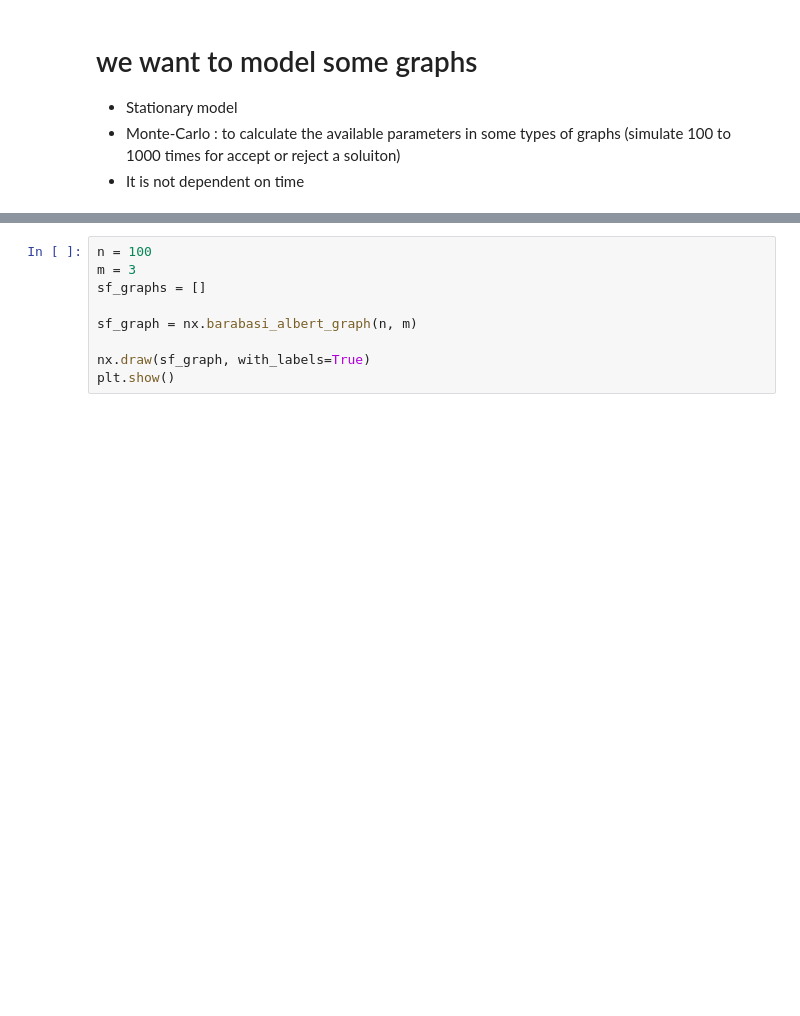
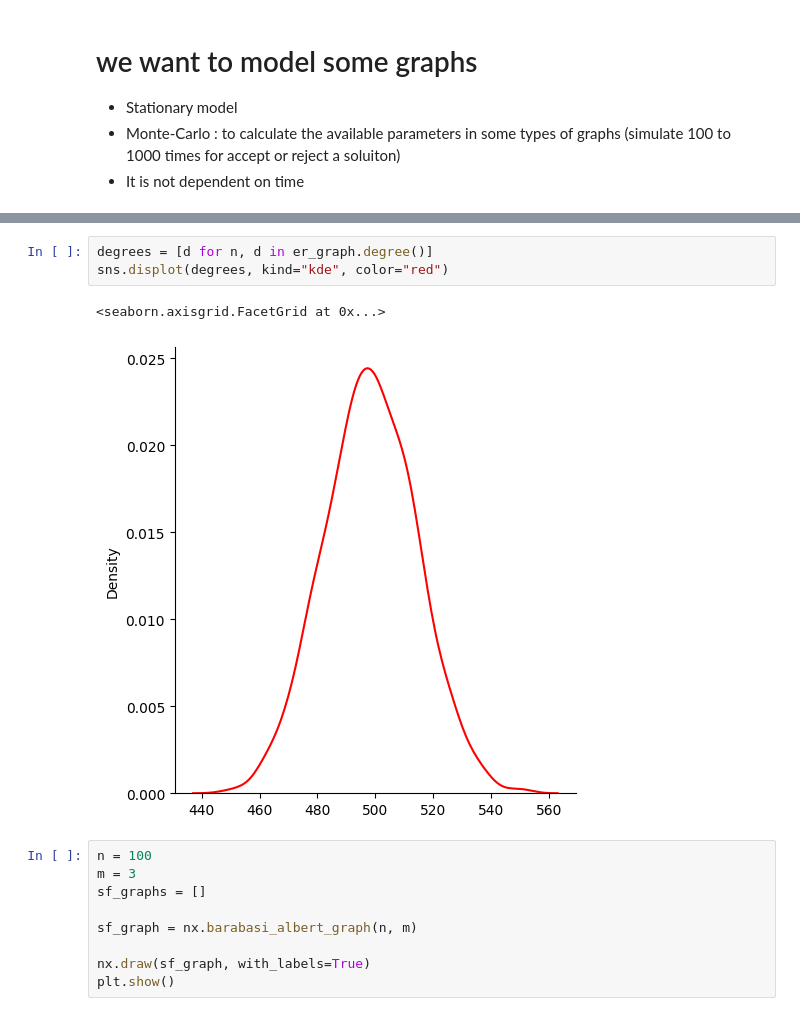
Before and after one commit to MSaeed1381/Simulation_Final_Project, a Jupyter notebook: part1.ipynb, the cells around one changed output, grey strips where cells are left out. Drawn from its saved outputs; the diff is of its cells as text; blank space fills up the shorter version.

```diff
--- a/part1.ipynb
+++ b/part1.ipynb
@@ -54,3 +74,9 @@ print(f"mean {np.average(er_graph.degree)}")
+# %%
+degrees = [d for n, d in er_graph.degree()]
+sns.displot(degrees, kind="kde", color="red")
+# %% [output]
+<seaborn.axisgrid.FacetGrid at 0x...>
+[figure, added]
 # %%
 n = 100
 m = 3
```
Also changed, not shown: parts of 3 cells of this notebook, 2 other files.
